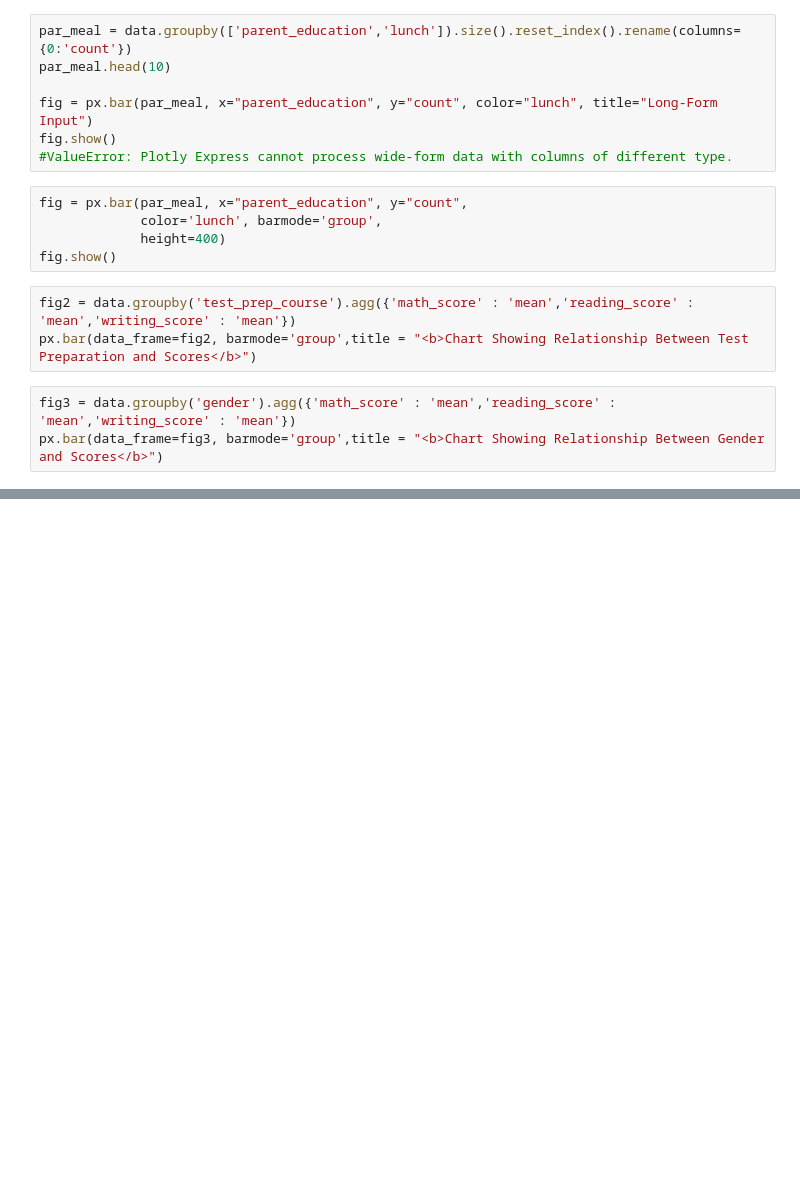
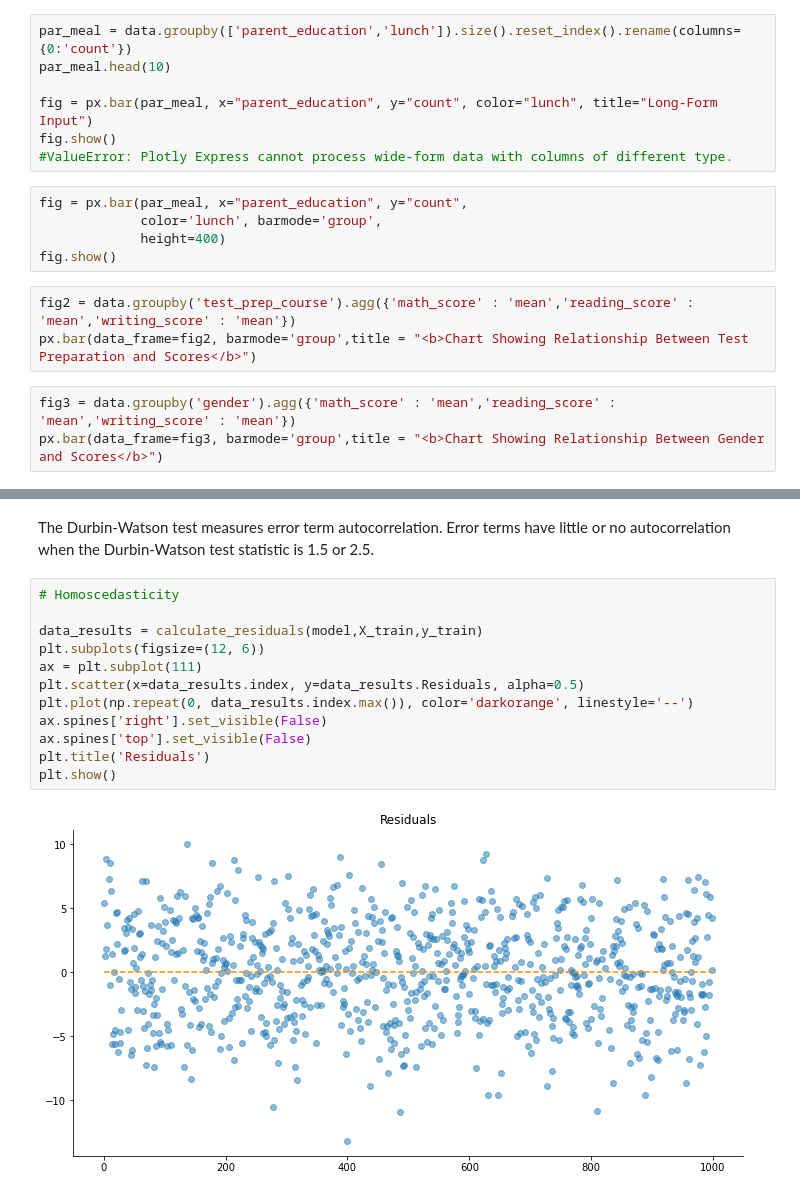
Before and after one commit to molowe1/Test_Repository, a Jupyter notebook: EDA_tutorial.ipynb, the cells around one changed output, grey strips where cells are left out. Drawn from its saved outputs; the diff is of its cells as text; blank space fills up the shorter version.

```diff
--- a/EDA_tutorial.ipynb
+++ b/EDA_tutorial.ipynb
@@ -262,0 +413,16 @@ px.bar(data_frame=fig3, barmode='group',title = "<b>Chart Showing Relationship B
+# %% [markdown]
+The Durbin-Watson test measures error term autocorrelation. Error terms have little or no autocorrelation when the Durbin-Watson test statistic is 1.5 or 2.5.
+# %%
+# Homoscedasticity
+
+data_results = calculate_residuals(model,X_train,y_train)
+plt.subplots(figsize=(12, 6))
+ax = plt.subplot(111)
+plt.scatter(x=data_results.index, y=data_results.Residuals, alpha=0.5)
+plt.plot(np.repeat(0, data_results.index.max()), color='darkorange', linestyle='--')
+ax.spines['right'].set_visible(False)
+ax.spines['top'].set_visible(False)
+plt.title('Residuals')
+plt.show()
+# %% [output]
+[figure, added]
```
Also changed, not shown: parts of 22 cells of this notebook, 2 other files.
